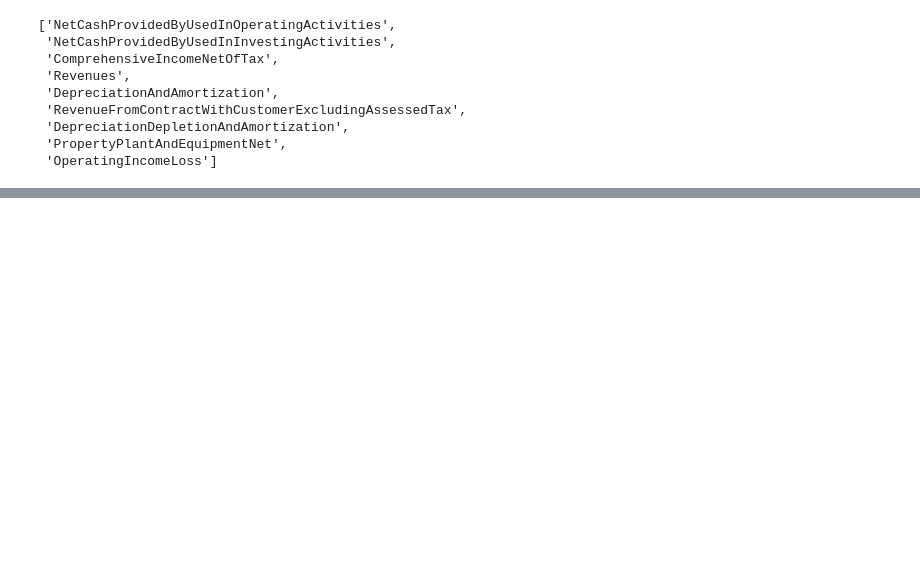
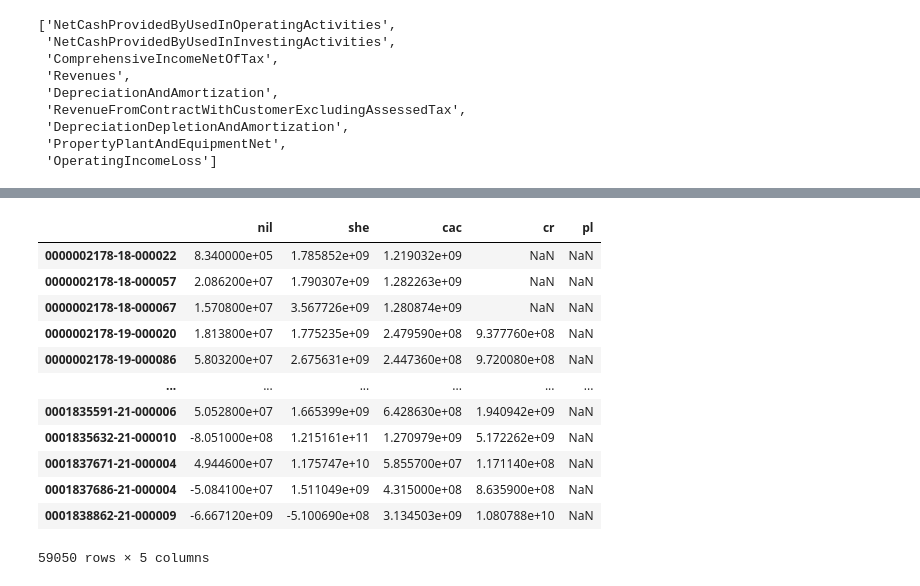
Before and after one commit to Nmack2014/sec-test-new, a Jupyter notebook: SEC_10Q_data_scratch.ipynb, the cells around one changed output, grey strips where cells are left out. Saved outputs shown, nothing was run; the diff lists cells and outputs as text; code cells hidden in the pictures; blank space fills up the shorter version.

```diff
--- a/SEC_10Q_data_scratch.ipynb
+++ b/SEC_10Q_data_scratch.ipynb
@@ -329,0 +387,5 @@ test[(test['cik']==1750)]
+# %%
+stockholdersequity=toptag_df[(toptag_df["tag"]=='StockholdersEquity')]
+shegroup=stockholdersequity.groupby("adsh")
+she_sum=shegroup["value"].sum()
+she_sum
@@ -329,0 +406,5 @@ test[(test['cik']==1750)]
+# %%
+cashandcarry=toptag_df[(toptag_df["tag"]=='CashAndCashEquivalentsAtCarryingValue')]
+cacgroup=cashandcarry.groupby("adsh")
+cac_sum=cacgroup["value"].sum()
+cac_sum
@@ -329,0 +425,5 @@ test[(test['cik']==1750)]
+# %%
+cashrestricted=toptag_df[(toptag_df["tag"]=='CashCashEquivalentsRestrictedCashAndRestrictedCashEquivalents')]
+crgroup=cashrestricted.groupby("adsh")
+cr_sum=crgroup["value"].sum()
+cr_sum
@@ -329,0 +463,21 @@ test[(test['cik']==1750)]
+# %%
+top_summary_df=pd.DataFrame({'nil': nil_sum,
+              'she': she_sum,
+             'cac': cac_sum,
+             'cr': cr_sum,
+             'pl': pl_sum})
+top_summary_df
+# %% [output]
+|  | nil | she | cac | cr | pl |
+| 0000002178-18-000022 | 8.340000e+05 | 1.785852e+09 | 1.219032e+09 | NaN | NaN |
+| 0000002178-18-000057 | 2.086200e+07 | 1.790307e+09 | 1.282263e+09 | NaN | NaN |
+| 0000002178-18-000067 | 1.570800e+07 | 3.567726e+09 | 1.280874e+09 | NaN | NaN |
+| 0000002178-19-000020 | 1.813800e+07 | 1.775235e+09 | 2.479590e+08 | 9.377760e+08 | NaN |
+| 0000002178-19-000086 | 5.803200e+07 | 2.675631e+09 | 2.447360e+08 | 9.720080e+08 | NaN |
+| ... | ... | ... | ... | ... | ... |
+| 0001835591-21-000006 | 5.052800e+07 | 1.665399e+09 | 6.428630e+08 | 1.940942e+09 | NaN |
+| 0001835632-21-000010 | -8.051000e+08 | 1.215161e+11 | 1.270979e+09 | 5.172262e+09 | NaN |
+| 0001837671-21-000004 | 4.944600e+07 | 1.175747e+10 | 5.855700e+07 | 1.171140e+08 | NaN |
+| 0001837686-21-000004 | -5.084100e+07 | 1.511049e+09 | 4.315000e+08 | 8.635900e+08 | NaN |
+| 0001838862-21-000009 | -6.667120e+09 | -5.100690e+08 | 3.134503e+09 | 1.080788e+10 | NaN |
+59050 rows × 5 columns
```
Also changed, not shown: parts of 50 cells of this notebook, 1 other file.
